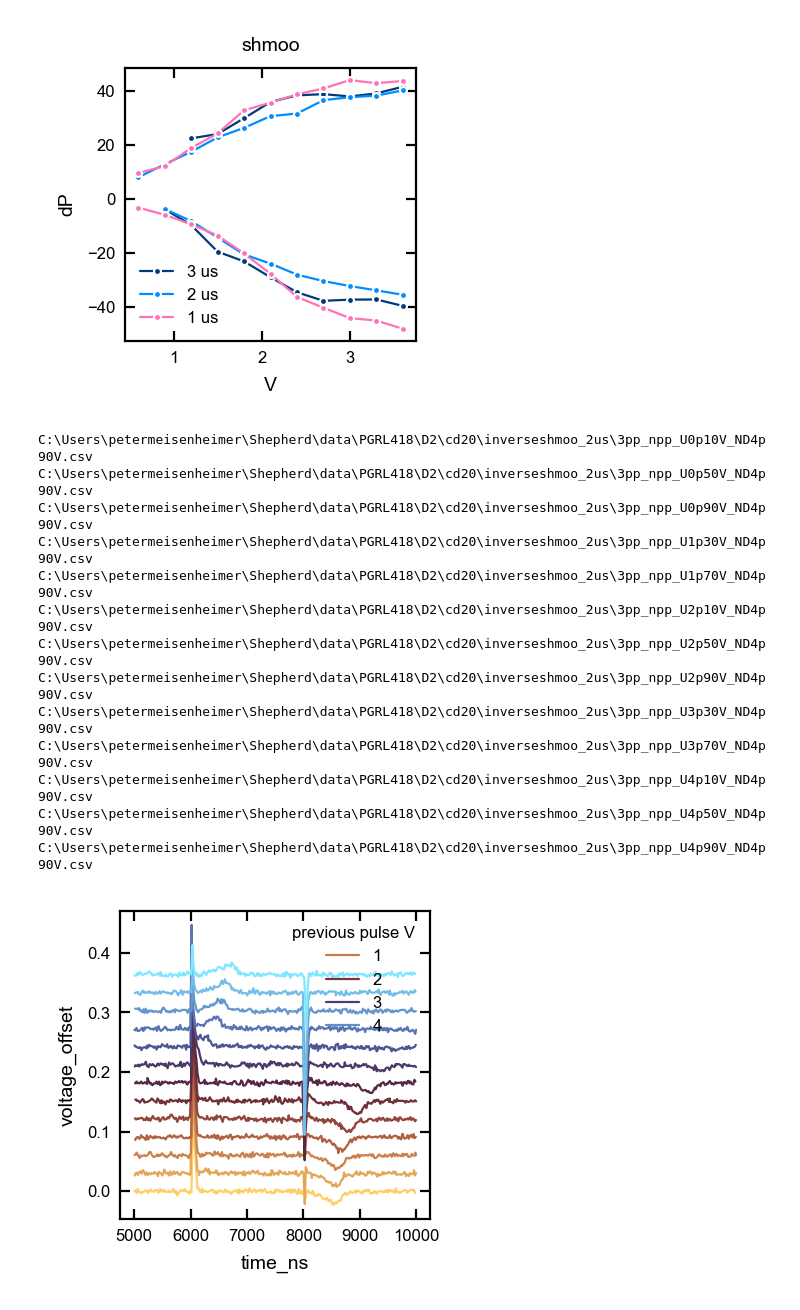
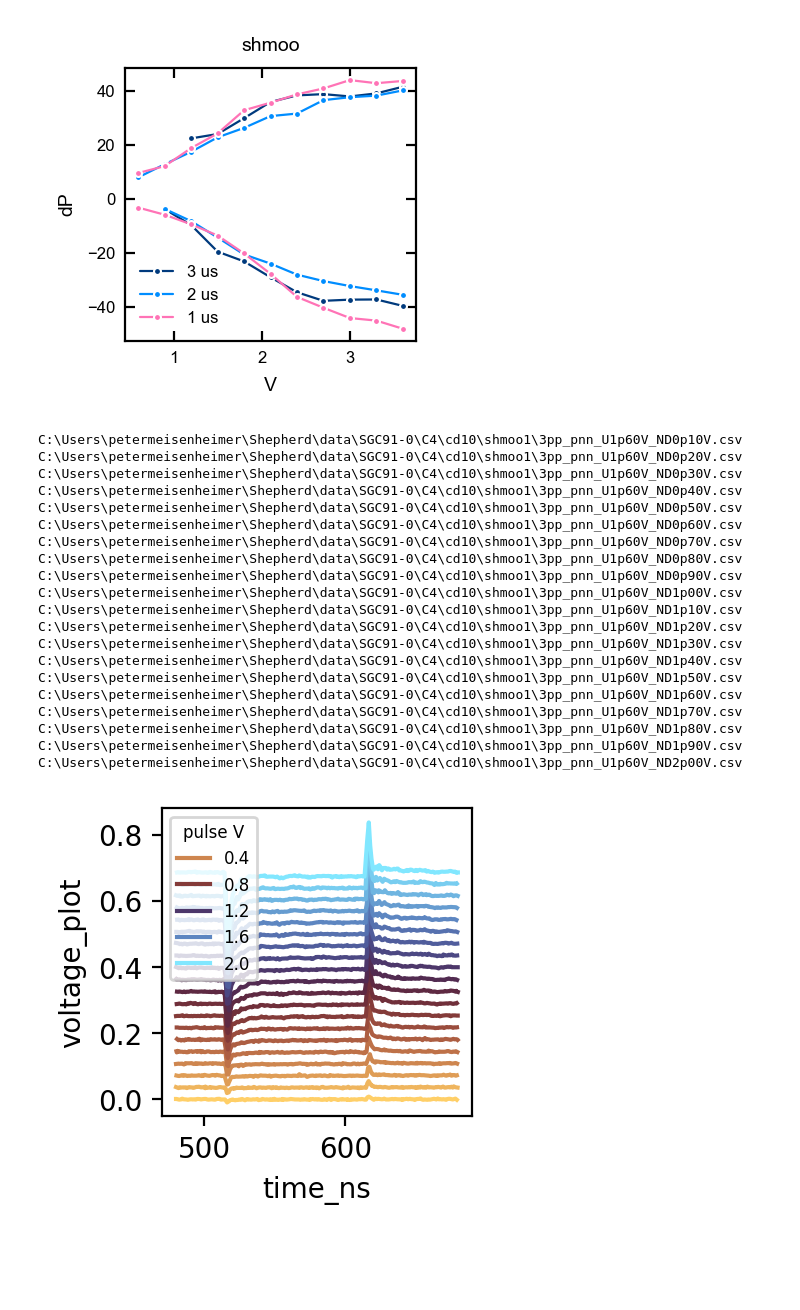
Before and after one commit to meisep/Shepherd_0.1, a Jupyter notebook: plotting_master.ipynb, the cells around one changed output. Drawn from its saved outputs; the diff is of its cells as text; code cells hidden in the pictures; blank space fills up the shorter version.

```diff
--- a/plotting_master.ipynb
+++ b/plotting_master.ipynb
@@ -165,42 +165,33 @@ Found shmoo
 Saved: C:\Users\petermeisenheimer\Shepherd\data\SM286\combined_shmoo_.png
 [figure]
 # %%
-# From a directory
-df = load_traces(
-    directory=r"C:\Users\petermeisenheimer\Shepherd\data\PGRL418\D2\cd20\inverseshmoo_2us",
-    pattern='3pp_*.csv',
-    polarity_filter='npp',
-    sort_by_polarity=True
+from utils.plot_utils import *
+df = plot_peak_traces(
+    directory=r"C:\Users\petermeisenheimer\Shepherd\data\SGC91-0\C4\cd10\shmoo1",
+    polarity_filter='pnn',
+    peak='d',
+    offset=True
 )
-start_ns, end_ns = 5e3,10e3
-df = df.loc[(df.time_ns > start_ns) & (df.time_ns < end_ns)]
-
-amplitudes = sorted(df['u_amplitude'].unique())
-offset_scale = df['voltage_V'].std() *2 # Adjust multiplier to taste
-offset_map = {amp: i * offset_scale for i, amp in enumerate(amplitudes)}
-df['voltage_offset'] = df['voltage_V'] + df['u_amplitude'].map(offset_map)
-
-fig, ax = plt.subplots(1, 1, figsize=(2, 2), dpi=200)
-ax.set_facecolor('w')
-m=sns.lineplot(data=df[::10],x='time_ns',y='voltage_offset',palette='managua',hue='u_amplitude')
-
-# ax.set_xlim(5e3,10e3)
-# ax.set_ylim(-.05,.05)
-ax.legend(fontsize=6, title='previous pulse V', title_fontsize=6)
-fig.savefig(r"C:\Users\petermeisenheimer\Shepherd\data\PGRL418\D2\cd20\inverseshmoo_2us\trace_2_npp.png")
 # %% [output]
-C:\Users\petermeisenheimer\Shepherd\data\PGRL418\D2\cd20\inverseshmoo_2us\3pp_npp_U0p10V_ND4p90V.csv
-C:\Users\petermeisenheimer\Shepherd\data\PGRL418\D2\cd20\inverseshmoo_2us\3pp_npp_U0p50V_ND4p90V.csv
-C:\Users\petermeisenheimer\Shepherd\data\PGRL418\D2\cd20\inverseshmoo_2us\3pp_npp_U0p90V_ND4p90V.csv
-C:\Users\petermeisenheimer\Shepherd\data\PGRL418\D2\cd20\inverseshmoo_2us\3pp_npp_U1p30V_ND4p90V.csv
-C:\Users\petermeisenheimer\Shepherd\data\PGRL418\D2\cd20\inverseshmoo_2us\3pp_npp_U1p70V_ND4p90V.csv
-C:\Users\petermeisenheimer\Shepherd\data\PGRL418\D2\cd20\inverseshmoo_2us\3pp_npp_U2p10V_ND4p90V.csv
-C:\Users\petermeisenheimer\Shepherd\data\PGRL418\D2\cd20\inverseshmoo_2us\3pp_npp_U2p50V_ND4p90V.csv
-C:\Users\petermeisenheimer\Shepherd\data\PGRL418\D2\cd20\inverseshmoo_2us\3pp_npp_U2p90V_ND4p90V.csv
-C:\Users\petermeisenheimer\Shepherd\data\PGRL418\D2\cd20\inverseshmoo_2us\3pp_npp_U3p30V_ND4p90V.csv
-C:\Users\petermeisenheimer\Shepherd\data\PGRL418\D2\cd20\inverseshmoo_2us\3pp_npp_U3p70V_ND4p90V.csv
-C:\Users\petermeisenheimer\Shepherd\data\PGRL418\D2\cd20\inverseshmoo_2us\3pp_npp_U4p10V_ND4p90V.csv
-C:\Users\petermeisenheimer\Shepherd\data\PGRL418\D2\cd20\inverseshmoo_2us\3pp_npp_U4p50V_ND4p90V.csv
-C:\Users\petermeisenheimer\Shepherd\data\PGRL418\D2\cd20\inverseshmoo_2us\3pp_npp_U4p90V_ND4p90V.csv
+C:\Users\petermeisenheimer\Shepherd\data\SGC91-0\C4\cd10\shmoo1\3pp_pnn_U1p60V_ND0p10V.csv
+C:\Users\petermeisenheimer\Shepherd\data\SGC91-0\C4\cd10\shmoo1\3pp_pnn_U1p60V_ND0p20V.csv
+C:\Users\petermeisenheimer\Shepherd\data\SGC91-0\C4\cd10\shmoo1\3pp_pnn_U1p60V_ND0p30V.csv
+C:\Users\petermeisenheimer\Shepherd\data\SGC91-0\C4\cd10\shmoo1\3pp_pnn_U1p60V_ND0p40V.csv
+C:\Users\petermeisenheimer\Shepherd\data\SGC91-0\C4\cd10\shmoo1\3pp_pnn_U1p60V_ND0p50V.csv
+C:\Users\petermeisenheimer\Shepherd\data\SGC91-0\C4\cd10\shmoo1\3pp_pnn_U1p60V_ND0p60V.csv
+C:\Users\petermeisenheimer\Shepherd\data\SGC91-0\C4\cd10\shmoo1\3pp_pnn_U1p60V_ND0p70V.csv
+C:\Users\petermeisenheimer\Shepherd\data\SGC91-0\C4\cd10\shmoo1\3pp_pnn_U1p60V_ND0p80V.csv
+C:\Users\petermeisenheimer\Shepherd\data\SGC91-0\C4\cd10\shmoo1\3pp_pnn_U1p60V_ND0p90V.csv
+C:\Users\petermeisenheimer\Shepherd\data\SGC91-0\C4\cd10\shmoo1\3pp_pnn_U1p60V_ND1p00V.csv
+C:\Users\petermeisenheimer\Shepherd\data\SGC91-0\C4\cd10\shmoo1\3pp_pnn_U1p60V_ND1p10V.csv
+C:\Users\petermeisenheimer\Shepherd\data\SGC91-0\C4\cd10\shmoo1\3pp_pnn_U1p60V_ND1p20V.csv
+C:\Users\petermeisenheimer\Shepherd\data\SGC91-0\C4\cd10\shmoo1\3pp_pnn_U1p60V_ND1p30V.csv
+C:\Users\petermeisenheimer\Shepherd\data\SGC91-0\C4\cd10\shmoo1\3pp_pnn_U1p60V_ND1p40V.csv
+C:\Users\petermeisenheimer\Shepherd\data\SGC91-0\C4\cd10\shmoo1\3pp_pnn_U1p60V_ND1p50V.csv
+C:\Users\petermeisenheimer\Shepherd\data\SGC91-0\C4\cd10\shmoo1\3pp_pnn_U1p60V_ND1p60V.csv
+C:\Users\petermeisenheimer\Shepherd\data\SGC91-0\C4\cd10\shmoo1\3pp_pnn_U1p60V_ND1p70V.csv
+C:\Users\petermeisenheimer\Shepherd\data\SGC91-0\C4\cd10\shmoo1\3pp_pnn_U1p60V_ND1p80V.csv
+C:\Users\petermeisenheimer\Shepherd\data\SGC91-0\C4\cd10\shmoo1\3pp_pnn_U1p60V_ND1p90V.csv
+C:\Users\petermeisenheimer\Shepherd\data\SGC91-0\C4\cd10\shmoo1\3pp_pnn_U1p60V_ND2p00V.csv
-[figure, old version]
+[figure, new version]
 # %%
```
Also changed, not shown: parts of 2 cells of this notebook, 3 other files.
